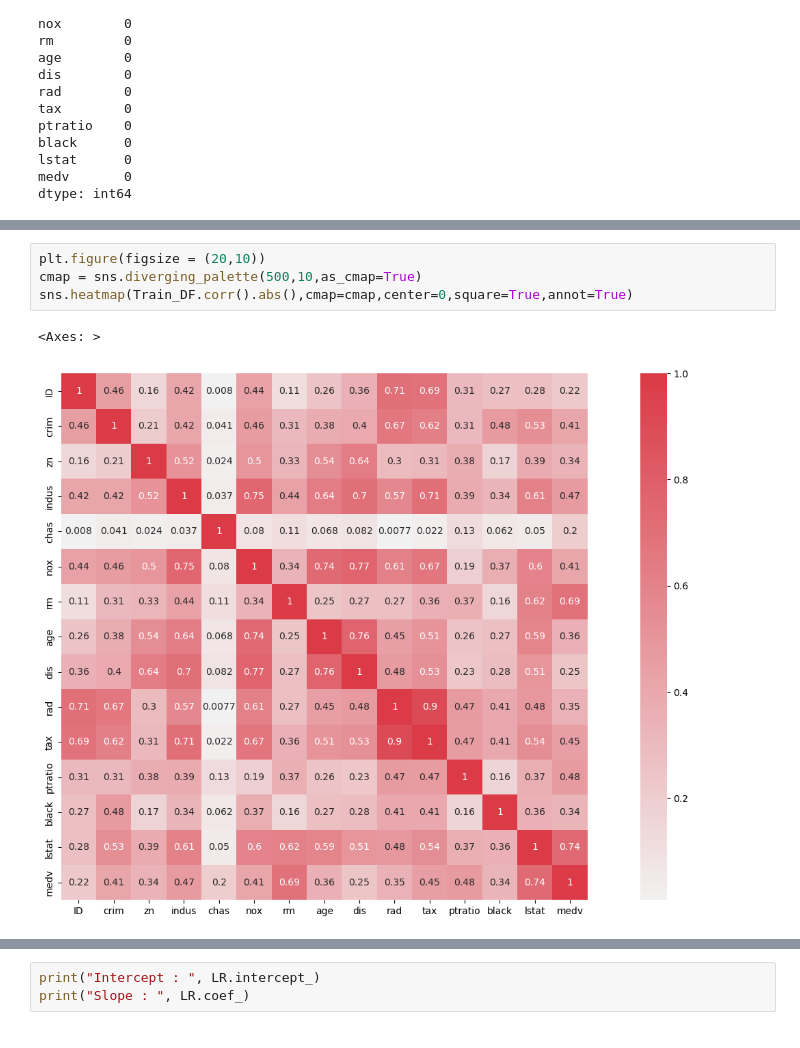
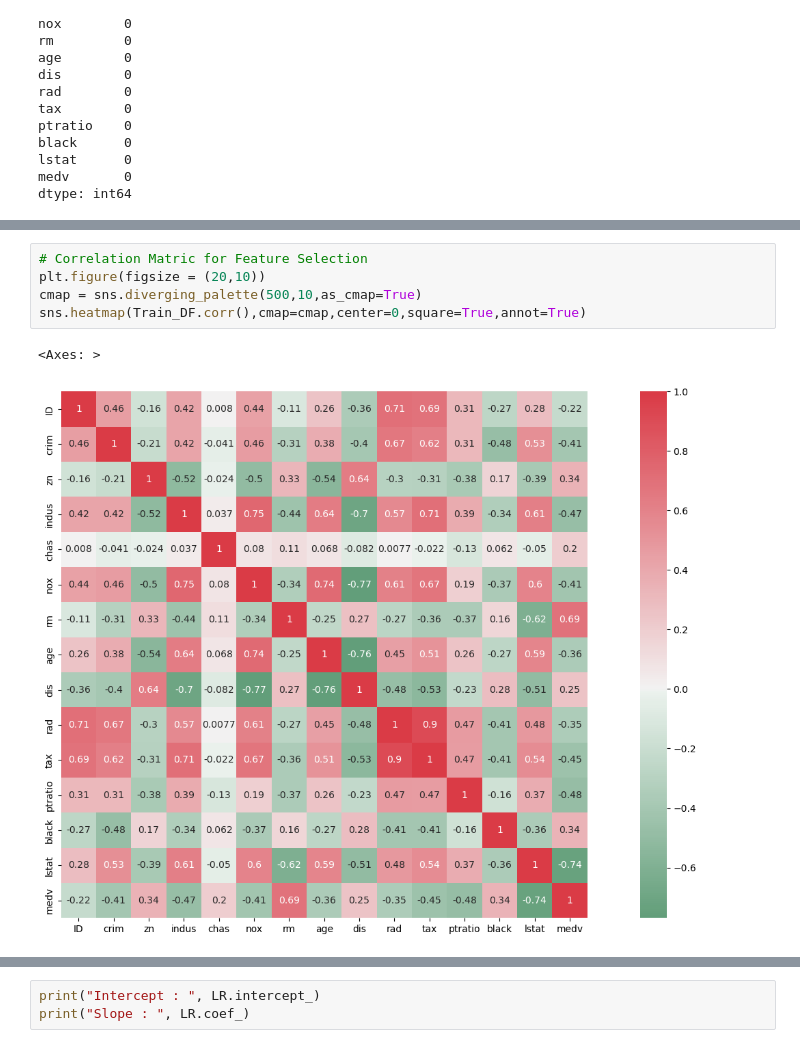
Before and after one commit to Er-Nikhil-code/Boston_Price, a Jupyter notebook: Boston_LR.ipynb, the cells around one changed output, grey strips where cells are left out. Cells and saved outputs as stored; diff of their text form.

```diff
--- a/Boston_LR.ipynb
+++ b/Boston_LR.ipynb
@@ -80,8 +84,9 @@ Root Mean Square Error :  4.731759654044983
 # %%
+# Correlation Matric for Feature Selection
 plt.figure(figsize = (20,10))
 cmap = sns.diverging_palette(500,10,as_cmap=True)
-sns.heatmap(Train_DF.corr().abs(),cmap=cmap,center=0,square=True,annot=True)
+sns.heatmap(Train_DF.corr(),cmap=cmap,center=0,square=True,annot=True)
 # %% [output]
 <Axes: >
-[figure, old version]
+[figure, new version]
 # %%
```
Also changed, not shown: parts of 12 cells of this notebook.
